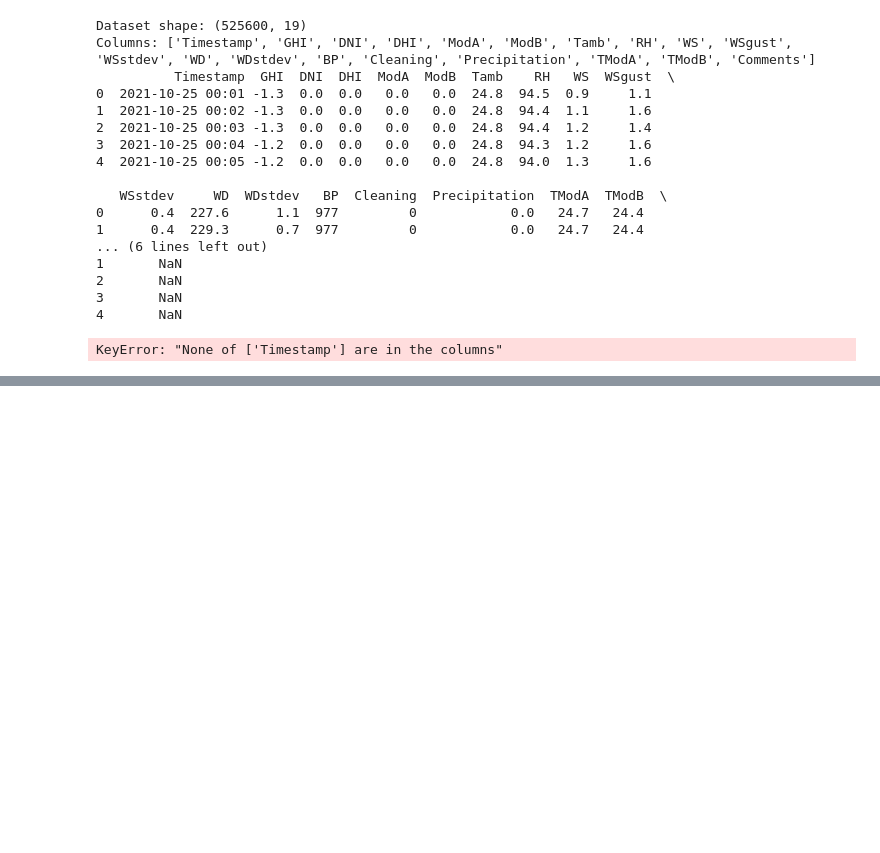
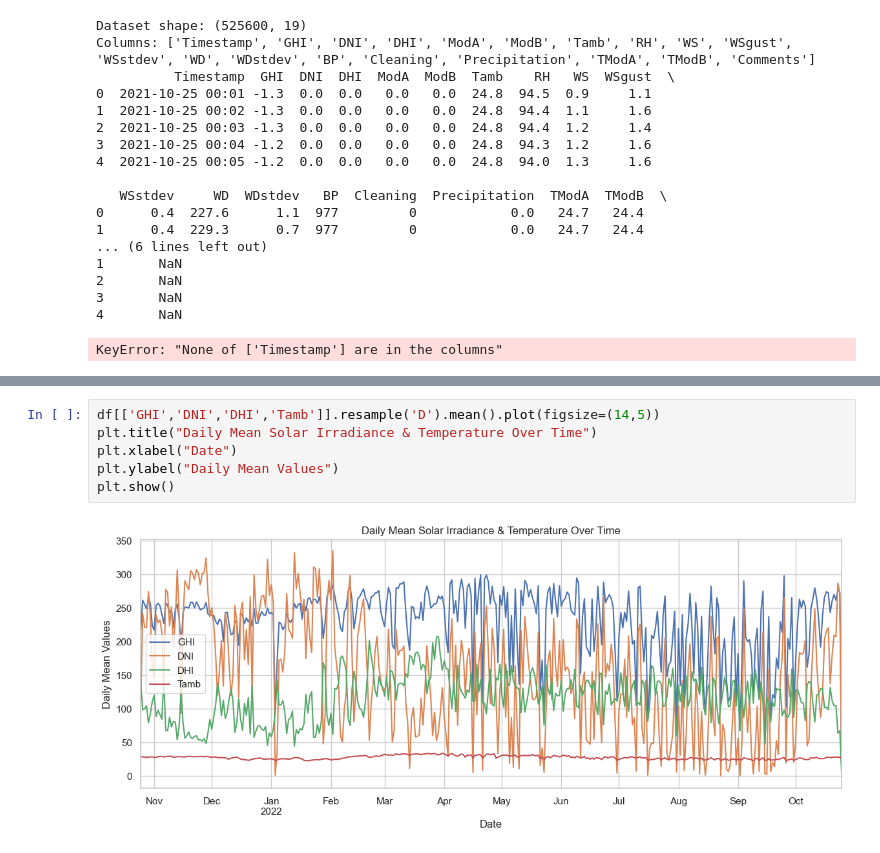
Before and after one commit to wakgari-Elias/solar-challenge-week1, a Jupyter notebook: notebooks/togo_eda.ipynb, the cells around one changed output, grey strips where cells are left out. Cells and saved outputs as stored; diff of their text form; blank space fills up the shorter version.

```diff
--- a/notebooks/togo_eda.ipynb
+++ b/notebooks/togo_eda.ipynb
@@ -131,0 +434,8 @@ KeyError: "None of ['Timestamp'] are in the columns"
+# %%
+df[['GHI','DNI','DHI','Tamb']].resample('D').mean().plot(figsize=(14,5))
+plt.title("Daily Mean Solar Irradiance & Temperature Over Time")
+plt.xlabel("Date")
+plt.ylabel("Daily Mean Values")
+plt.show()
+# %% [output]
+[figure, added]
```
Also changed, not shown: parts of 36 cells of this notebook.
